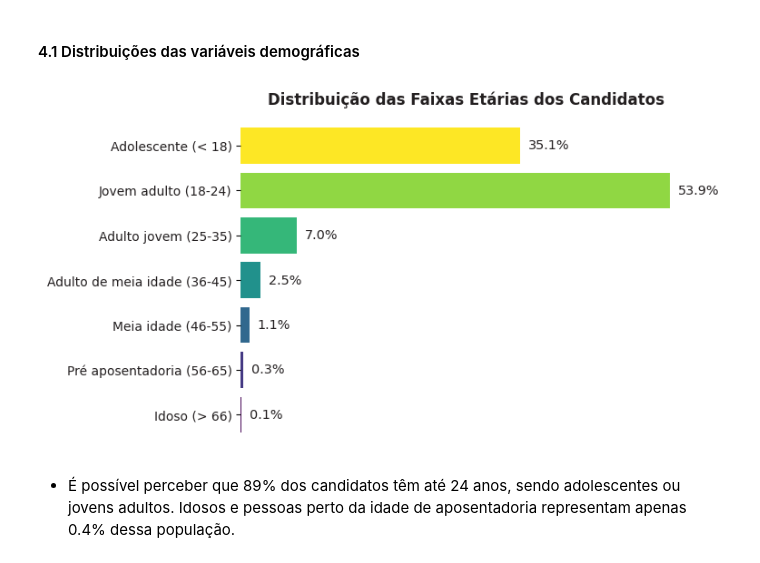
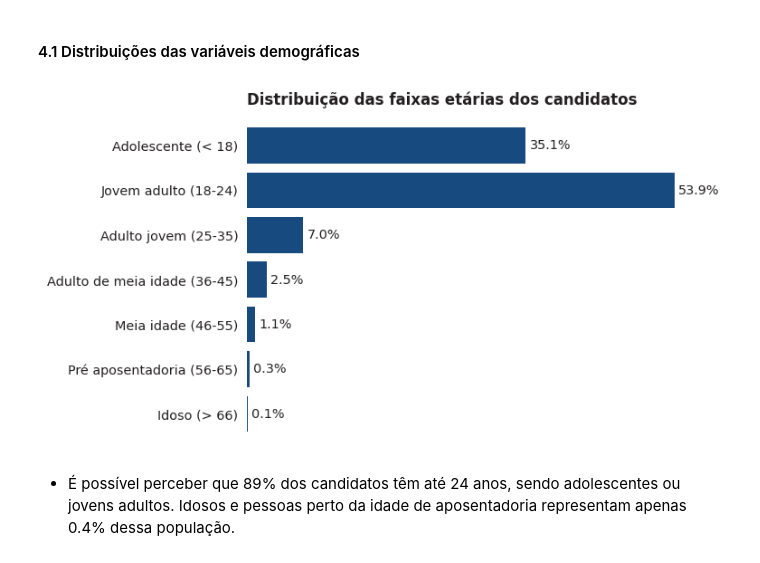
Before and after one commit to allmeidaapedro/Enem-Analysis, a Jupyter notebook: notebooks/2_eda.ipynb, the cells around one changed output. Saved outputs shown, nothing was run; the diff lists cells and outputs as text; code cells hidden in the pictures.

Commit message:
Update visualizations

```diff
--- a/notebooks/2_eda.ipynb
+++ b/notebooks/2_eda.ipynb
@@ -66,7 +62,7 @@ BRANCO = '#FFFFFF'
 #### 2. Coletando os dados
 # %%
 # Reading the memory optimized data.
-path = 'D:\\MLProjects\\EnemAnalysis\\input\data\\clean_df.parquet'
+path = '/Users/pedrohenriquealmeidaoliveira/Documents/data_science/Enem-Analysis/input/data/clean_df.parquet'
 df = pd.read_parquet(path)
 df.info()
 # %% [output]
@@ -147,29 +277,16 @@ faixa_etaria (7), sexo (2), estado_civil (5), status_conclusao_ensino_medio (4),
 # %% [markdown]
 #### 4.1 Distribuições das variáveis demográficas
 # %%
-# Grouping the data by age bin.
+# Group the data by age bin.
 age_grouped = performance_df.groupby(['faixa_etaria'])[['faixa_etaria']].count().rename(columns={'faixa_etaria': 'count'}).reset_index()
 age_grouped['pct'] = round(age_grouped['count'] / np.sum(age_grouped['count']) * 100, 2)
 age_grouped['limit_age'] = age_grouped['faixa_etaria'].apply(lambda x: x[-3:-1]).astype('int')
 age_grouped = age_grouped.sort_values(by=['limit_age'], ascending=False).reset_index(drop=True)
 
-# Plotting and customizing.
-colors = plt.cm.viridis(np.linspace(0, 1, len(age_grouped)))
-
-fig, ax = plt.subplots()
-
-bars = ax.barh(y=age_grouped['faixa_etaria'], width=age_grouped['pct'], color=colors)
-for index, value in enumerate(age_grouped['pct']):
-    plt.text(value + 1, index, f'{value:.1f}%', va='center', color=CINZA1, fontsize=10.4)
-ax.set_title('Distribuição das Faixas Etárias dos Candidatos', color=CINZA1, fontweight='bold')
-ax.set_yticks(ticks=range(7), labels=age_grouped['faixa_etaria'].tolist(), color=CINZA1)
-ax.spines['top'].set_visible(False)
-ax.spines['right'].set_visible(False)
-ax.spines['bottom'].set_visible(False)
-ax.spines['left'].set_visible(False)
-ax.get_xaxis().set_visible(False)
-plt.show()
+# Plot.
+barh_plot(age_grouped, 'faixa_etaria', 'pct',
+          'Distribuição das faixas etárias dos candidatos', range(len(age_grouped)), figsize=(6.4, 4.8))
 # %% [output]
-[figure, old version]
+[figure, new version]
 # %% [markdown]
 - É possível perceber que 89% dos candidatos têm até 24 anos, sendo adolescentes ou jovens adultos. Idosos e pessoas perto da idade de aposentadoria representam apenas 0.4% dessa população.
```
Also changed, not shown: parts of 22 cells of this notebook, 4 other files.
